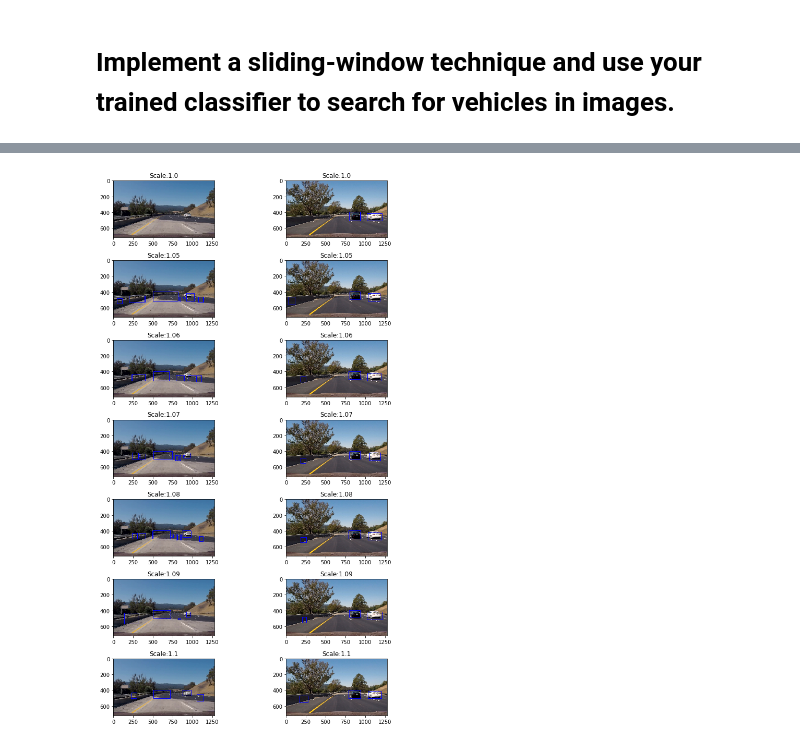
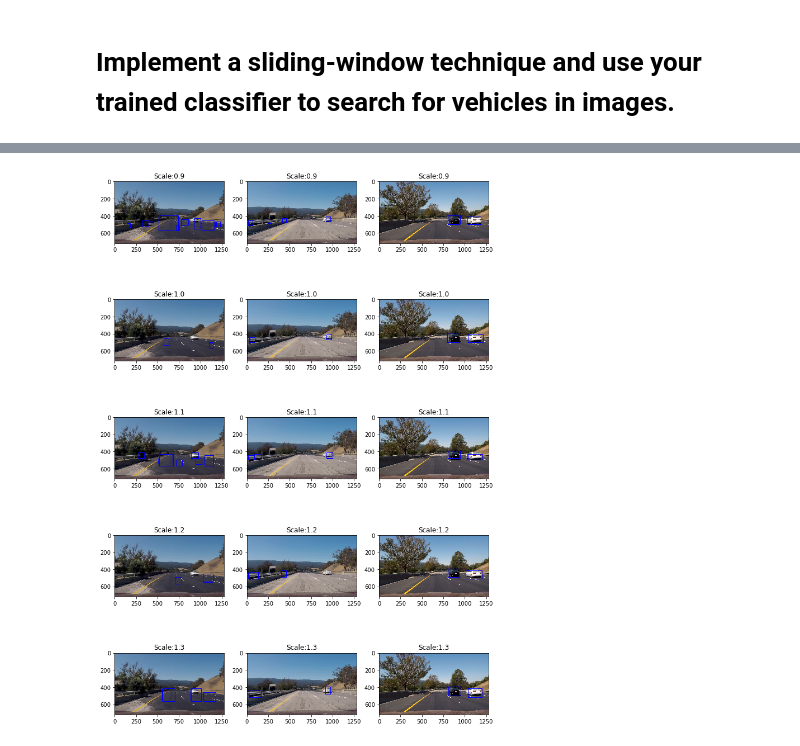
Before and after one commit to taikione/CarND-Vehicle-Detection, a Jupyter notebook: VehicleDetection-LinearSVM.ipynb, the cells around one changed output, grey strips where cells are left out. Drawn from its saved outputs; the diff is of its cells as text; code cells hidden in the pictures.

```diff
--- a/VehicleDetection-LinearSVM.ipynb
+++ b/VehicleDetection-LinearSVM.ipynb
@@ -45,14 +52,10 @@ ORIENT = 9
 # %%
-orient = ORIENT
-pix_per_cell = PIX_PER_CELL
-cell_per_block = CELL_PER_BLOCK
+# In addition to HOG feature, I used histgram of color and color feature
 
 t=time.time()
-car_features = utilities.extract_features(vehicles, orient=orient,
-                        pix_per_cell=pix_per_cell, cell_per_block=cell_per_block)
+car_features = utilities.extract_features(vehicles, orient=ORIENT, pix_per_cell=PIX_PER_CELL, cell_per_block=CELL_PER_BLOCK)
 
-notcar_features = utilities.extract_features(notvehicles, orient=orient,
-                        pix_per_cell=pix_per_cell, cell_per_block=cell_per_block)
+notcar_features = utilities.extract_features(notvehicles, orient=ORIENT, pix_per_cell=PIX_PER_CELL, cell_per_block=CELL_PER_BLOCK)
 
 t2 = time.time()
 print(round(t2-t, 2), 'Seconds to extract HOG features...')
@@ -131,15 +177,17 @@ pprint.pprint(list(zip(mean_test_score, std_test_score, clf.cv_results_['params'
 # %%
-# Use a linear SVC
+# Train the LinearSVC classifier with best parameters
+
 #svc = LinearSVC(C=clf.best_params_['C'], loss=clf.best_params_['loss'], penalty=clf.best_params_['penalty'])
-svc = LinearSVC(C=0.0003, loss='hinge', penalty='l2')
+svc = LinearSVC(C=0.0004, loss='hinge', penalty='l2')
 
-# Check the training time for the SVC
 t=time.time()
 svc.fit(X_train, y_train)
 t2 = time.time()
 print(round(t2-t, 2), 'Seconds to train SVC...')
+
 # Check the score of the SVC
 print('Test Accuracy of SVC = ', round(svc.score(X_test, y_test), 4))
+
 # Check the prediction time for a single sample
 t=time.time()
 n_predict = 10
@@ -194,37 +260,39 @@ plt.subplots_adjust(left=0., right=1, top=0.9, bottom=0.)
 # %%
-# Search best target image scale
+# Estimate image scale parameter used in utilities.window_search()
 
-CHECK_FRAME_RANGE = 5
-THRESHOLD = 1
-
-def pipe_image(image):
-    return pipeline(image)
-
-#scales = [0.8, 0.9, 1.0, 1.1, 1.2, 1.3, 1.4]
-scales = [1.0, 1.05, 1.06, 1.07, 1.08, 1.09, 1.1]
+scales = [0.9, 1.0, 1.1, 1.2, 1.3]
 index = 1
 
 plt.figure(figsize=(10, 15))
 
 for scale in scales:
-    img1 = mpimg.imread('movie2images/frame31.jpg')
+
+    img0 = mpimg.imread('test_images/frame1_1.jpg')
     pipeline = vehicleDetection.Pipeline(svc, X_scaler, scale, CHECK_FRAME_RANGE, THRESHOLD, ORIENT, PIX_PER_CELL, CELL_PER_BLOCK)
-    draw_img1 = pipe_image(img1)
+    draw_img0 = pipeline(img0)
 
-    plt.subplot(7, 2, index)
+    plt.subplot(5, 3, index)
+    plt.imshow(draw_img0)
+    plt.title("Scale:{}".format(scale))
+
+    img1 = mpimg.imread('test_images/frame1_2.jpg')
+    pipeline = vehicleDetection.Pipeline(svc, X_scaler, scale, CHECK_FRAME_RANGE, THRESHOLD, ORIENT, PIX_PER_CELL, CELL_PER_BLOCK)
+    draw_img1 = pipeline(img1)
+
+    plt.subplot(5, 3, index+1)
     plt.imshow(draw_img1)
     plt.title("Scale:{}".format(scale))
 
     img2 = mpimg.imread('test_images/test6.jpg')
-    pipeline = vehicleDetection.Pipeline(svc, X_scaler, scale, CHECK_FRAME_RANGE, THRESHOLD, ORIENT, PIX_PER_CELL, CELL_PER_BLOCK)
-    draw_img2 = pipe_image(img2)
+    pipeline2 = vehicleDetection.Pipeline(svc, X_scaler, scale, CHECK_FRAME_RANGE, THRESHOLD, ORIENT, PIX_PER_CELL, CELL_PER_BLOCK)
+    draw_img2 = pipeline2(img2)
 
-    plt.subplot(7, 2, index+1)
+    plt.subplot(5, 3, index+2)
     plt.imshow(draw_img2)
     plt.title("Scale:{}".format(scale))
 
-    index = index+2
+    index = index+3
 
 plt.tight_layout()
 # %% [output]
-[figure, old version]
+[figure, new version]
```
Also changed, not shown: parts of 21 cells of this notebook, 11 other files.
